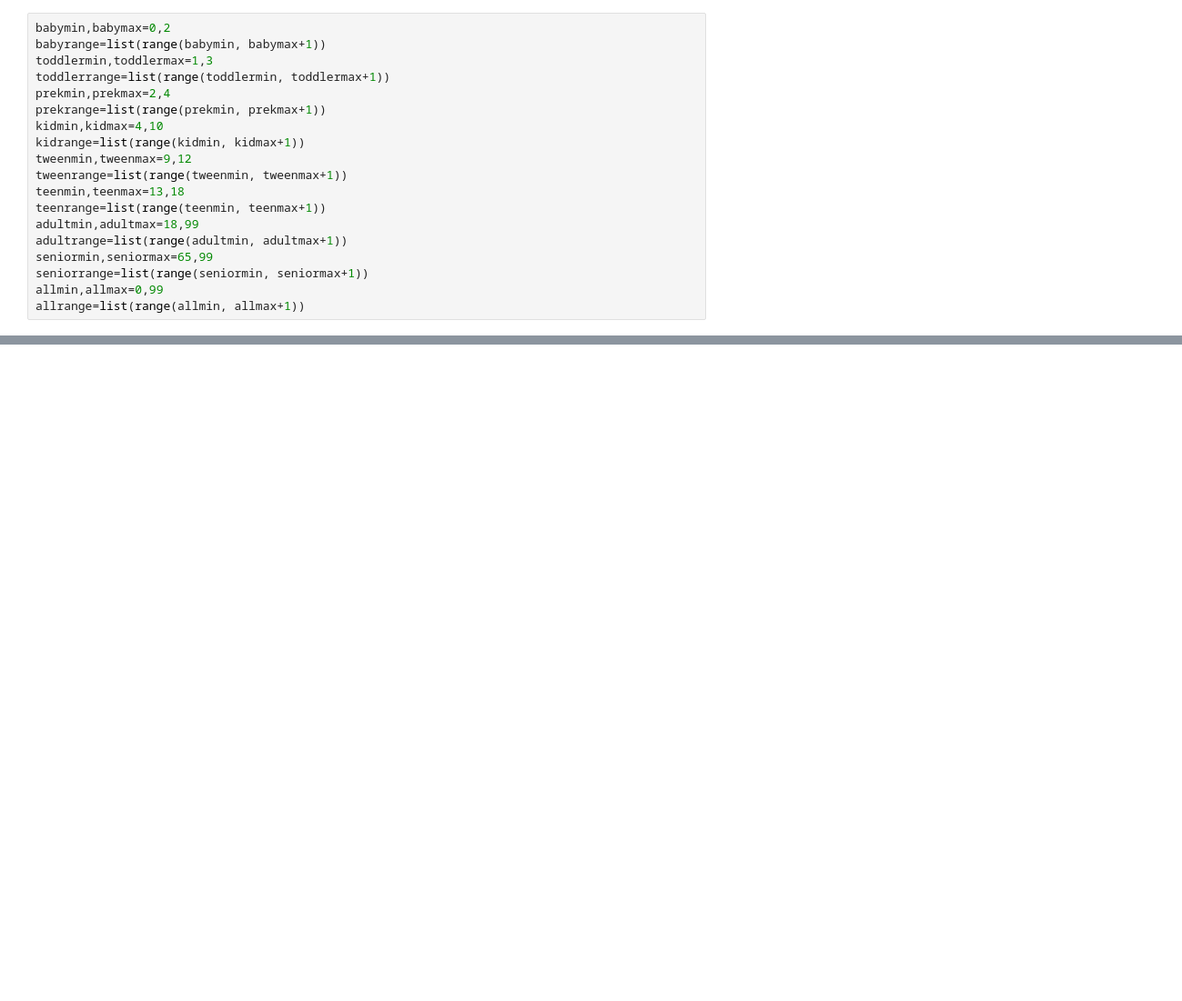
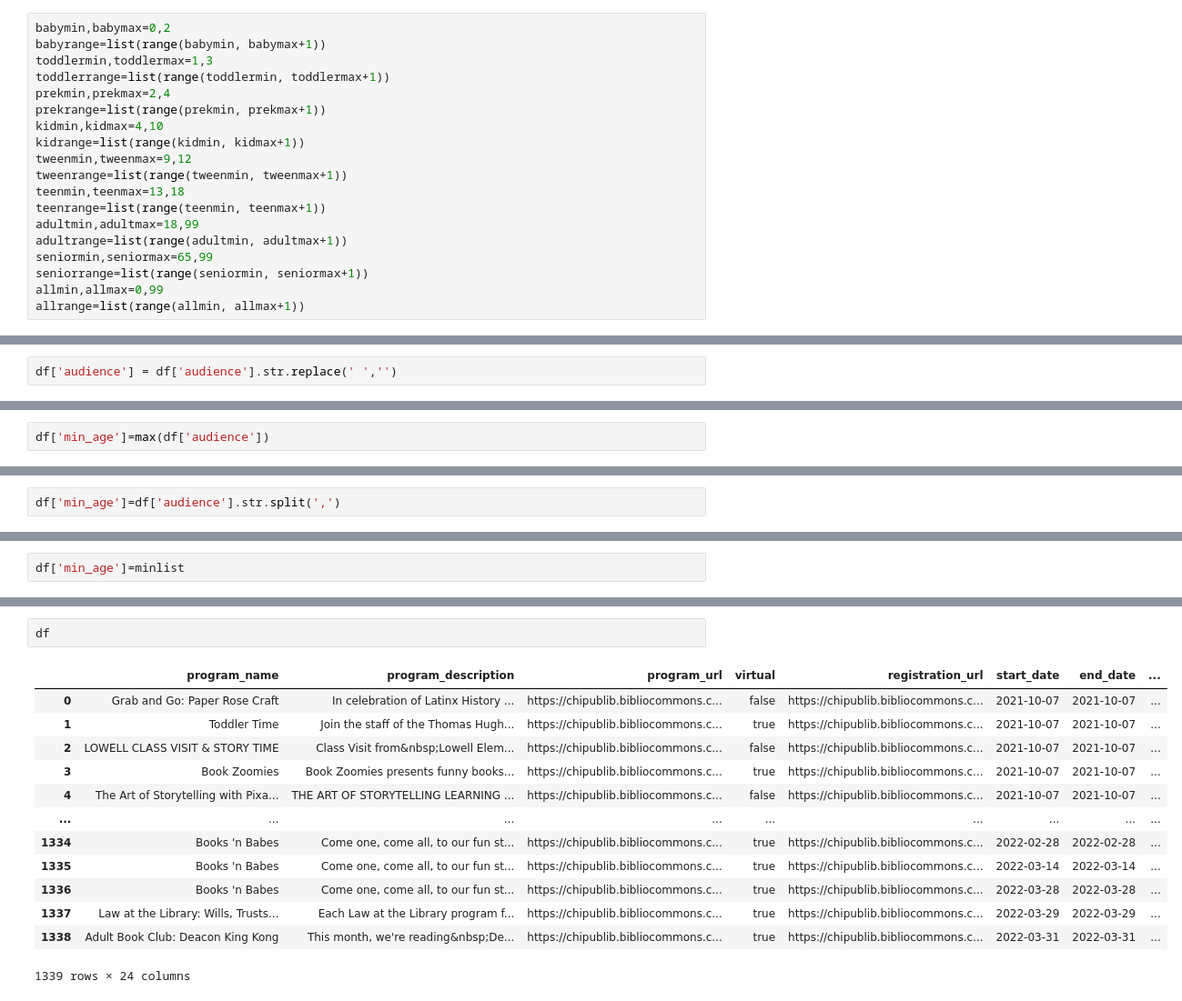
Before and after one commit to migheljackson/CPL_Scrape, a Jupyter notebook: CPL Scrape.ipynb, the cells around one changed output, grey strips where cells are left out. Shown at 91% size. Cells and saved outputs as stored; diff of their text form; blank space fills up the shorter version.

```diff
--- a/CPL Scrape.ipynb
+++ b/CPL Scrape.ipynb
@@ -295,0 +302,2 @@ min(tot)
+# %%
+df['audience'] = df['audience'].str.replace(' ','')
@@ -295,0 +321,2 @@ min(tot)
+# %%
+df['min_age']=max(df['audience'])
@@ -295,0 +353,2 @@ min(tot)
+# %%
+df['min_age']=df['audience'].str.split(',')
@@ -295,0 +370,2 @@ min(tot)
+# %%
+df['min_age']=minlist
@@ -295,0 +411,16 @@ min(tot)
+# %%
+df
+# %% [output]
+|  | program_name | program_description | program_url | virtual | registration_url | start_date | end_date | ... |
+| 0 | Grab and Go: Paper Rose Craft | In celebration of Latinx History ... | https://chipublib.bibliocommons.c... | false | https://chipublib.bibliocommons.c... | 2021-10-07 | 2021-10-07 | ... |
+| 1 | Toddler Time | Join the staff of the Thomas Hugh... | https://chipublib.bibliocommons.c... | true | https://chipublib.bibliocommons.c... | 2021-10-07 | 2021-10-07 | ... |
+| 2 | LOWELL CLASS VISIT & STORY TIME | Class Visit from&nbsp;Lowell Elem... | https://chipublib.bibliocommons.c... | false | https://chipublib.bibliocommons.c... | 2021-10-07 | 2021-10-07 | ... |
+| 3 | Book Zoomies | Book Zoomies presents funny books... | https://chipublib.bibliocommons.c... | true | https://chipublib.bibliocommons.c... | 2021-10-07 | 2021-10-07 | ... |
+| 4 | The Art of Storytelling with Pixa... | THE ART OF STORYTELLING LEARNING ... | https://chipublib.bibliocommons.c... | false | https://chipublib.bibliocommons.c... | 2021-10-07 | 2021-10-07 | ... |
+| ... | ... | ... | ... | ... | ... | ... | ... | ... |
+| 1334 | Books 'n Babes | Come one, come all, to our fun st... | https://chipublib.bibliocommons.c... | true | https://chipublib.bibliocommons.c... | 2022-02-28 | 2022-02-28 | ... |
+| 1335 | Books 'n Babes | Come one, come all, to our fun st... | https://chipublib.bibliocommons.c... | true | https://chipublib.bibliocommons.c... | 2022-03-14 | 2022-03-14 | ... |
+| 1336 | Books 'n Babes | Come one, come all, to our fun st... | https://chipublib.bibliocommons.c... | true | https://chipublib.bibliocommons.c... | 2022-03-28 | 2022-03-28 | ... |
+| 1337 | Law at the Library: Wills, Trusts... | Each Law at the Library program f... | https://chipublib.bibliocommons.c... | true | https://chipublib.bibliocommons.c... | 2022-03-29 | 2022-03-29 | ... |
+| 1338 | Adult Book Club: ﻿Deacon King Kong | This month, we're reading&nbsp;De... | https://chipublib.bibliocommons.c... | true | https://chipublib.bibliocommons.c... | 2022-03-31 | 2022-03-31 | ... |
+1339 rows × 24 columns
```
Also changed, not shown: parts of 22 cells of this notebook, 1 other file.
